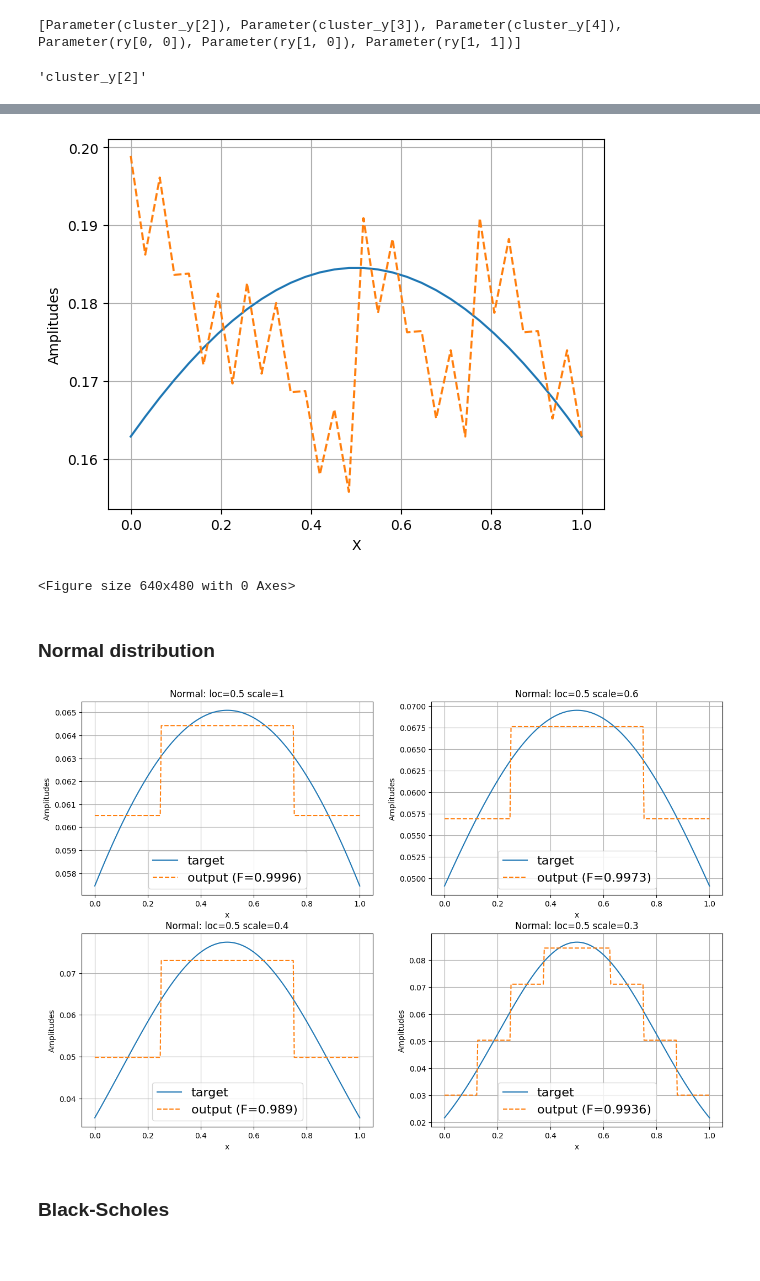
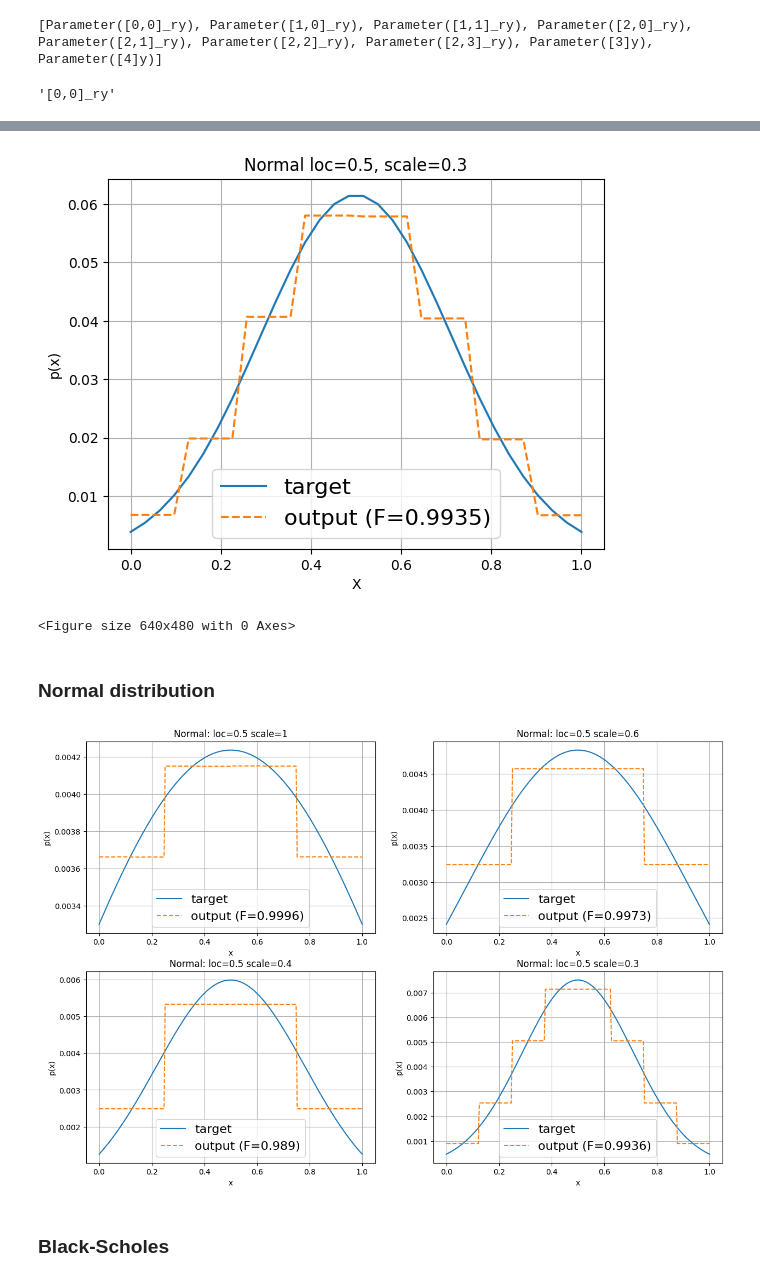
Before and after one commit to IsmaelCesar/sanches-modified, a Jupyter notebook: replicates/distributions.ipynb, the cells around one changed output, grey strips where cells are left out. Saved outputs shown, nothing was run; the diff lists cells and outputs as text; code cells hidden in the pictures; blank space fills up the shorter version.

```diff
--- a/replicates/distributions.ipynb
+++ b/replicates/distributions.ipynb
@@ -118,7 +118,7 @@ class ReplicateOptModule:
         return {"loss": computed_loss, "x": params}
 # %%
 num_qubits = 5
-state_params = {"x_points": (0, 1), "loc": 0.5, "scale": 1.}
+state_params = {"x_points": (0, 1), "loc": 0.5, "scale": 0.3}
 
 normal_amplitudes = get_state(num_qubits, "normal", state_params)
 eta = compute_eta("normal", density_params=state_params)
@@ -127,7 +127,7 @@ sanchez = SanchezAnsatz(normal_amplitudes, eps=0.05, eta=eta)
 
 t_sanchez = transpile(sanchez, basis_gates=["u", "cx"])
 # %%
-custom_em = ReplicateOptModule(t_sanchez, sanchez.k0, sanchez.init_params, normal_amplitudes, maxiter=1000)
+custom_em = ReplicateOptModule(t_sanchez, sanchez.k0, sanchez.init_params, normal_amplitudes, maxiter=50, tol=1e-4)
 result = custom_em.minimize()
 # %%
 print(t_sanchez.reverse_bits().parameters)
@@ -164,22 +138,26 @@ q178_4: ─────────┤ U(ry[0, 0],0,0) ├───────
 # %%
-param_list = list(temp.parameters)
+param_list = list(t_sanchez.parameters)
 print(param_list)
 param_list[0].name
 # %% [output]
-[Parameter(cluster_y[2]), Parameter(cluster_y[3]), Parameter(cluster_y[4]), Parameter(ry[0, 0]), Parameter(ry[1, 0]), Parameter(ry[1, 1])]
+[Parameter([0,0]_ry), Parameter([1,0]_ry), Parameter([1,1]_ry), Parameter([2,0]_ry), Parameter([2,1]_ry), Parameter([2,2]_ry), Parameter([2,3]_ry), Parameter([3]y), Parameter([4]y)]
-'cluster_y[2]'
+'[0,0]_ry'
 # %%
 print("Loss: " , result["loss"])
 t_sanchez_p = t_sanchez.assign_parameters(result["x"])
 output_state = get_state_vector(t_sanchez_p)
 
+fid = np.abs(output_state @ normal_amplitudes)**2
+
 x_points = np.linspace(0, 1, 2**num_qubits)
-plt.plot(x_points, normal_amplitudes, label="target")
-plt.plot(x_points, output_state, "--", label="output")
+plt.title(f"Normal loc={state_params['loc']}, scale={state_params['scale']}")
+plt.plot(x_points, np.abs(normal_amplitudes)**2, label="target")
+plt.plot(x_points, np.abs(output_state)**2, "--", label=f"output (F={np.round(fid, 4)})")
+plt.xlabel("X")
+plt.ylabel("p(x)")
+plt.grid()
+plt.legend(loc="best", fontsize=16)
 plt.savefig("../results/plot_custom_opt.png")
-plt.xlabel("X")
-plt.ylabel("Amplitudes")
-plt.grid()
 plt.show()
 plt.clf()
 # %% [output]
@@ -187,4 +165,4 @@ Loss:  0.00020505965421383415
-[figure, old version]
+[figure, new version]
 <Figure size 640x480 with 0 Axes>
 # %% [markdown]
 ### Normal distribution
@@ -228,17 +206,17 @@ axes = axes.reshape(-1)
 for (ax, targ_state, approx_state, sigma) in zip(axes, target_states, approx_states, scales):
     fid = np.abs(targ_state @ approx_state)**2
     ax.set_title(f"Normal: loc=0.5 scale={sigma}")
-    ax.plot(x_points, targ_state, label="target")
-    ax.plot(x_points, approx_state, "--", label=f"output (F={np.round(fid, 4)})")
+    ax.plot(x_points, np.abs(targ_state)**2, label="target")
+    ax.plot(x_points, np.abs(approx_state)**2, "--", label=f"output (F={np.round(fid, 4)})")
     ax.set_xlabel("x")
-    ax.set_ylabel("Amplitudes")
+    ax.set_ylabel("p(x)")
     ax.grid()
     ax.legend(loc="best", fontsize=16)
 
 axes = axes.reshape(2, 2)
 fig.savefig("../results/normal_dist.png")
 # %% [output]
-[figure, old version]
+[figure, new version]
 # %% [markdown]
 ### Black-Scholes
 # %%
```
Also changed, not shown: parts of 4 cells of this notebook, 1 other file.
